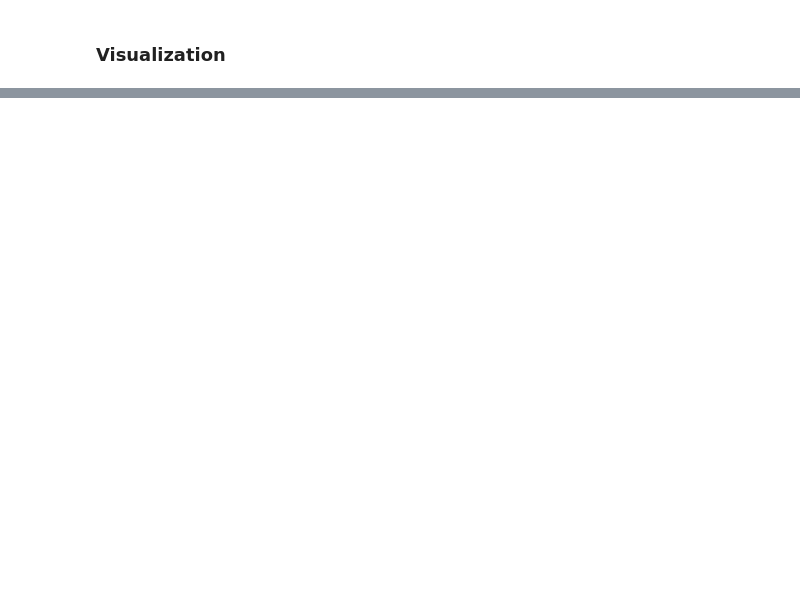
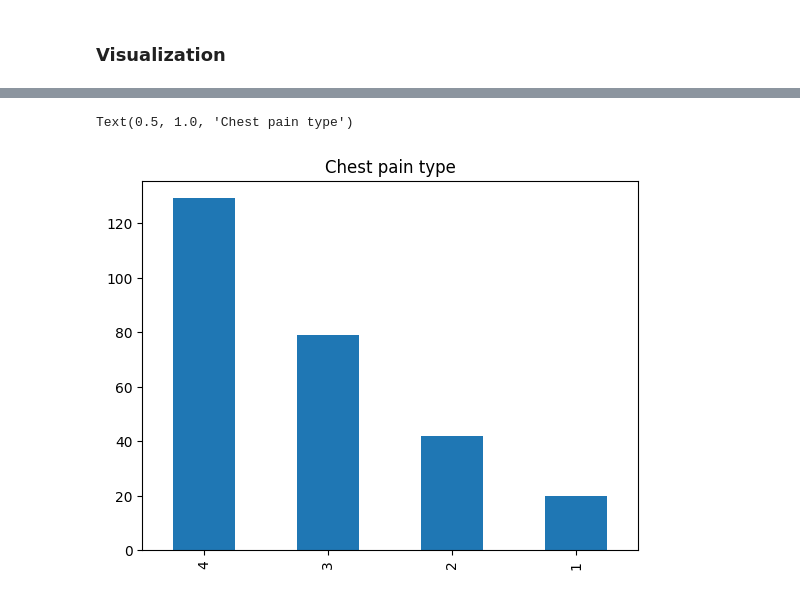
Before and after one commit to King-georges/Heart_Disease_Prediction_Project, a Jupyter notebook: Final_Heart_Disease_Prediction.ipynb, the cells around one changed output, grey strips where cells are left out. Drawn from its saved outputs; the diff is of its cells as text; code cells hidden in the pictures; blank space fills up the shorter version.

```diff
--- a/Final_Heart_Disease_Prediction.ipynb
+++ b/Final_Heart_Disease_Prediction.ipynb
@@ -211,0 +233,6 @@ df['BP'].value_counts().plot(kind='bar')
+# %%
+df['Chest pain type'].value_counts().plot(kind='bar')
+plt.title('Chest pain type')
+# %% [output]
+Text(0.5, 1.0, 'Chest pain type')
+[figure, added]
```
Also changed, not shown: parts of 14 cells of this notebook.
